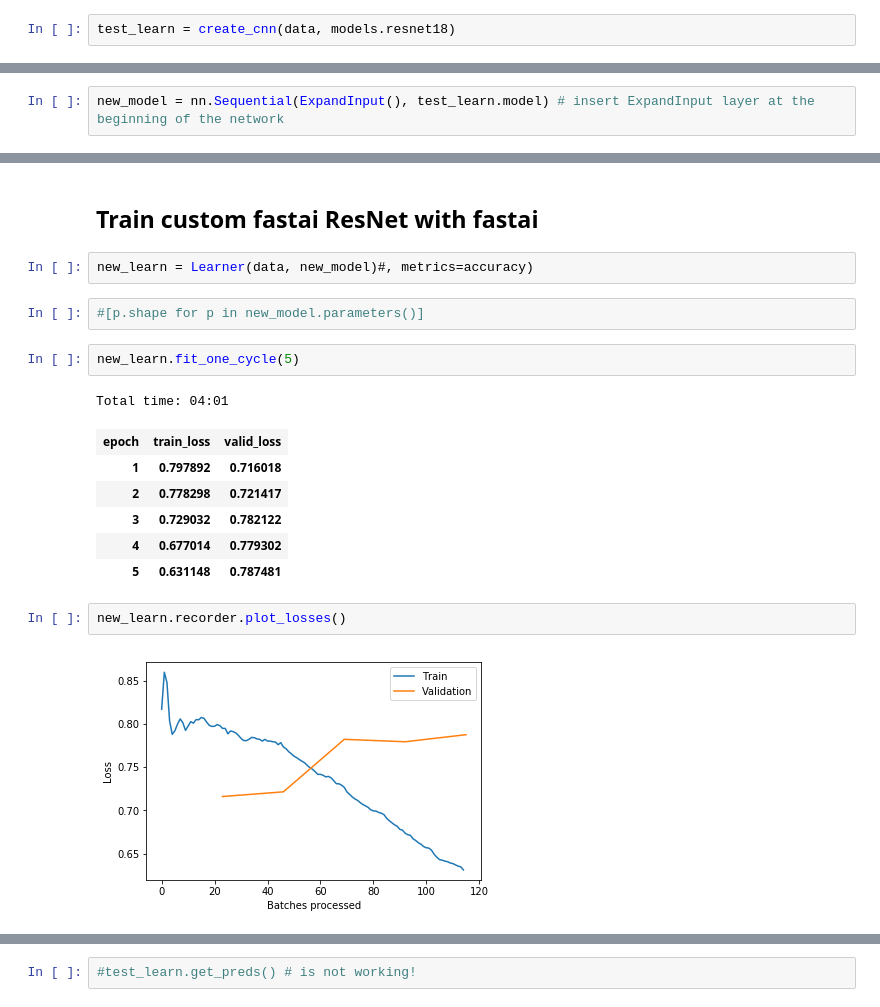
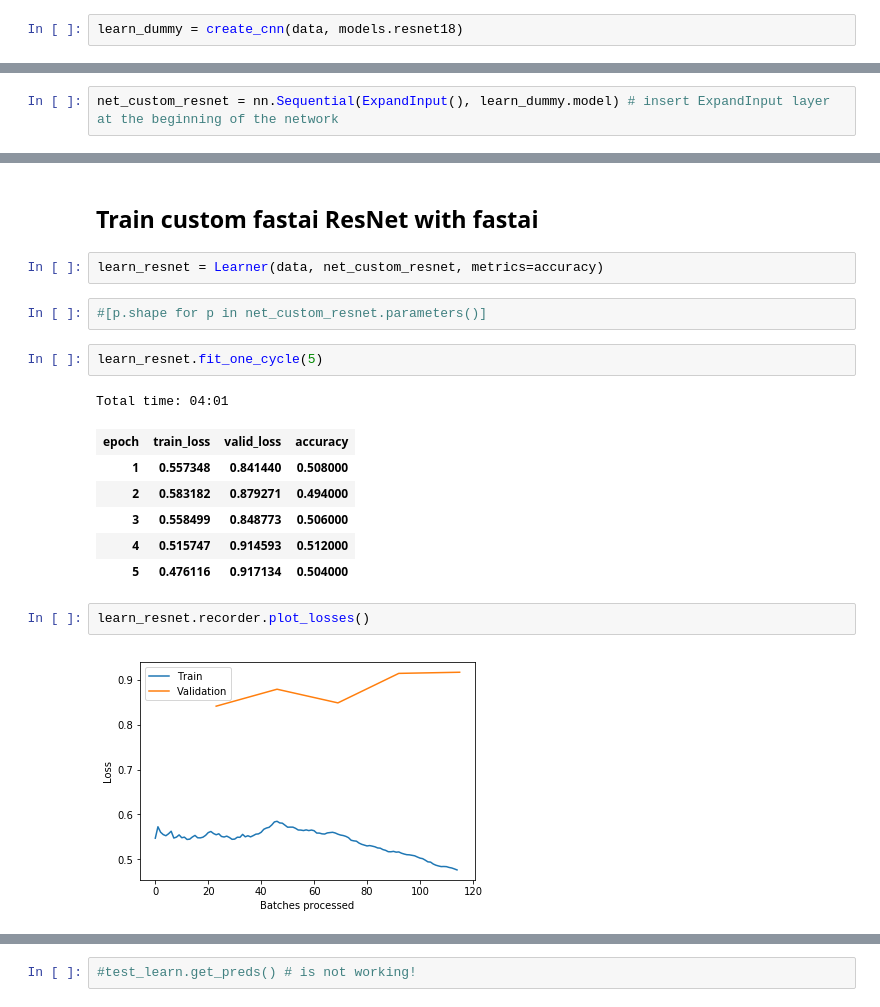
Before and after one commit to MicPie/genomics, a Jupyter notebook: DL_Genomics_v7.ipynb, the cells around one changed output, grey strips where cells are left out. Cells and saved outputs as stored; diff of their text form.

```diff
--- a/DL_Genomics_v7.ipynb
+++ b/DL_Genomics_v7.ipynb
@@ -400,5 +436,5 @@ apply_init(net, nn.init.kaiming_normal_)
 # %% [markdown]
 ## Custom fastai ResNet model
 # %%
-test_learn = create_cnn(data, models.resnet18)
+learn_dummy = create_cnn(data, models.resnet18)
 # %%
@@ -448,6 +484,6 @@ Image(EI(tt)[0])
 # %% [markdown]
 ### Insert custom input stage
 # %%
-new_model = nn.Sequential(ExpandInput(), test_learn.model) # insert ExpandInput layer at the beginning of the network
+net_custom_resnet = nn.Sequential(ExpandInput(), learn_dummy.model) # insert ExpandInput layer at the beginning of the network
 # %%
 # run dummy data through custom input stage to test it
@@ -911,20 +974,20 @@ RuntimeError: Expected object of scalar type Float but got scalar type Long for
 # %% [markdown]
 ## Train custom fastai ResNet with fastai
 # %%
-new_learn = Learner(data, new_model)#, metrics=accuracy)
+learn_resnet = Learner(data, net_custom_resnet, metrics=accuracy)
 # %%
-#[p.shape for p in new_model.parameters()]
+#[p.shape for p in net_custom_resnet.parameters()]
 # %%
-new_learn.fit_one_cycle(5)
+learn_resnet.fit_one_cycle(5)
 # %% [output]
 Total time: 04:01
-| epoch | train_loss | valid_loss |
-| 1 | 0.797892 | 0.716018 |
-| 2 | 0.778298 | 0.721417 |
-| 3 | 0.729032 | 0.782122 |
-| 4 | 0.677014 | 0.779302 |
-| 5 | 0.631148 | 0.787481 |
+| epoch | train_loss | valid_loss | accuracy |
+| 1 | 0.557348 | 0.841440 | 0.508000 |
+| 2 | 0.583182 | 0.879271 | 0.494000 |
+| 3 | 0.558499 | 0.848773 | 0.506000 |
+| 4 | 0.515747 | 0.914593 | 0.512000 |
+| 5 | 0.476116 | 0.917134 | 0.504000 |
 # %%
-new_learn.recorder.plot_losses()
+learn_resnet.recorder.plot_losses()
 # %% [output]
-[figure, old version]
+[figure, new version]
```
Also changed, not shown: parts of 61 cells of this notebook.
